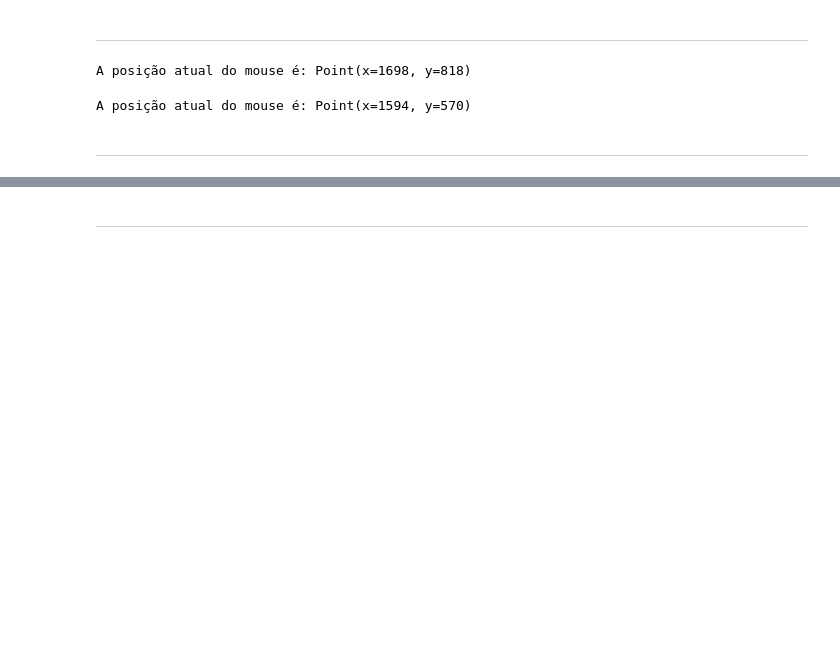
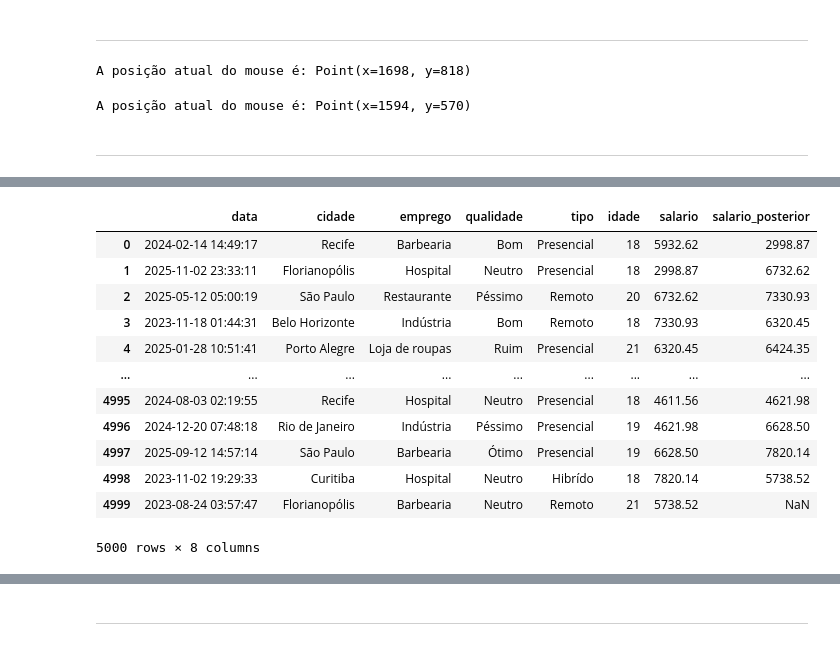
Before and after one commit to AriBarrosFilho/Aprendendo_Python, a Jupyter notebook: teste.ipynb, the cells around one changed output, grey strips where cells are left out. Cells and saved outputs as stored; diff of their text form; code cells hidden in the pictures; blank space fills up the shorter version.

```diff
--- a/teste.ipynb
+++ b/teste.ipynb
@@ -240,0 +241,17 @@ display(df)
+# %%
+df.loc[:, "salario_posterior"] = df.salario.shift(periods = -1)
+df
+# %% [output]
+|  | data | cidade | emprego | qualidade | tipo | idade | salario | salario_posterior |
+| 0 | 2024-02-14 14:49:17 | Recife | Barbearia | Bom | Presencial | 18 | 5932.62 | 2998.87 |
+| 1 | 2025-11-02 23:33:11 | Florianopólis | Hospital | Neutro | Presencial | 18 | 2998.87 | 6732.62 |
+| 2 | 2025-05-12 05:00:19 | São Paulo | Restaurante | Péssimo | Remoto | 20 | 6732.62 | 7330.93 |
+| 3 | 2023-11-18 01:44:31 | Belo Horizonte | Indústria | Bom | Remoto | 18 | 7330.93 | 6320.45 |
+| 4 | 2025-01-28 10:51:41 | Porto Alegre | Loja de roupas | Ruim | Presencial | 21 | 6320.45 | 6424.35 |
+| ... | ... | ... | ... | ... | ... | ... | ... | ... |
+| 4995 | 2024-08-03 02:19:55 | Recife | Hospital | Neutro | Presencial | 18 | 4611.56 | 4621.98 |
+| 4996 | 2024-12-20 07:48:18 | Rio de Janeiro | Indústria | Péssimo | Presencial | 19 | 4621.98 | 6628.50 |
+| 4997 | 2025-09-12 14:57:14 | São Paulo | Barbearia | Ótimo | Presencial | 19 | 6628.50 | 7820.14 |
+| 4998 | 2023-11-02 19:29:33 | Curitiba | Hospital | Neutro | Hibrído | 18 | 7820.14 | 5738.52 |
+| 4999 | 2023-08-24 03:57:47 | Florianopólis | Barbearia | Neutro | Remoto | 21 | 5738.52 | NaN |
+5000 rows × 8 columns
```
Also changed, not shown: parts of 4 cells of this notebook, 8 other files.
